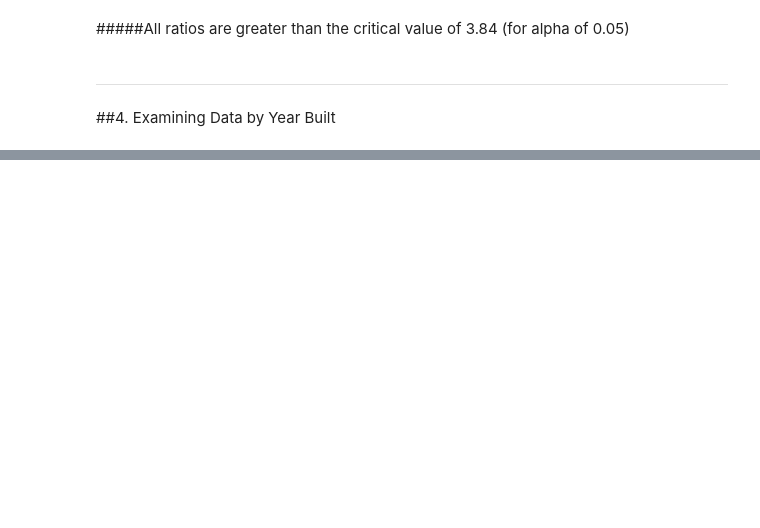
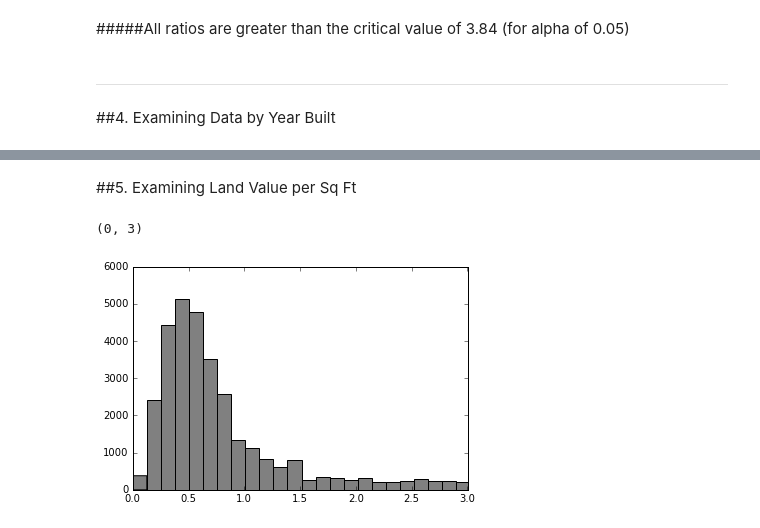
Before and after one commit to hannahbkates/Atlanta_FAR_Utilization, a Jupyter notebook: atl_far_utilization.ipynb, the cells around one changed output, grey strips where cells are left out. Saved outputs shown, nothing was run; the diff lists cells and outputs as text; code cells hidden in the pictures; blank space fills up the shorter version.

```diff
--- a/atl_far_utilization.ipynb
+++ b/atl_far_utilization.ipynb
@@ -515,0 +587,9 @@ median(simp1.YrBuilt[simp1.YrBuilt > 0])
+# %% [markdown]
+##5. Examining Land Value per Sq Ft
+# %%
+nbins = 2000
+pl.hist(simp.valsqft.values, nbins, color='grey')
+pl.xlim(0,3)
+# %% [output]
+(0, 3)
+[figure, added]
```
Also changed, not shown: parts of 35 cells of this notebook.
